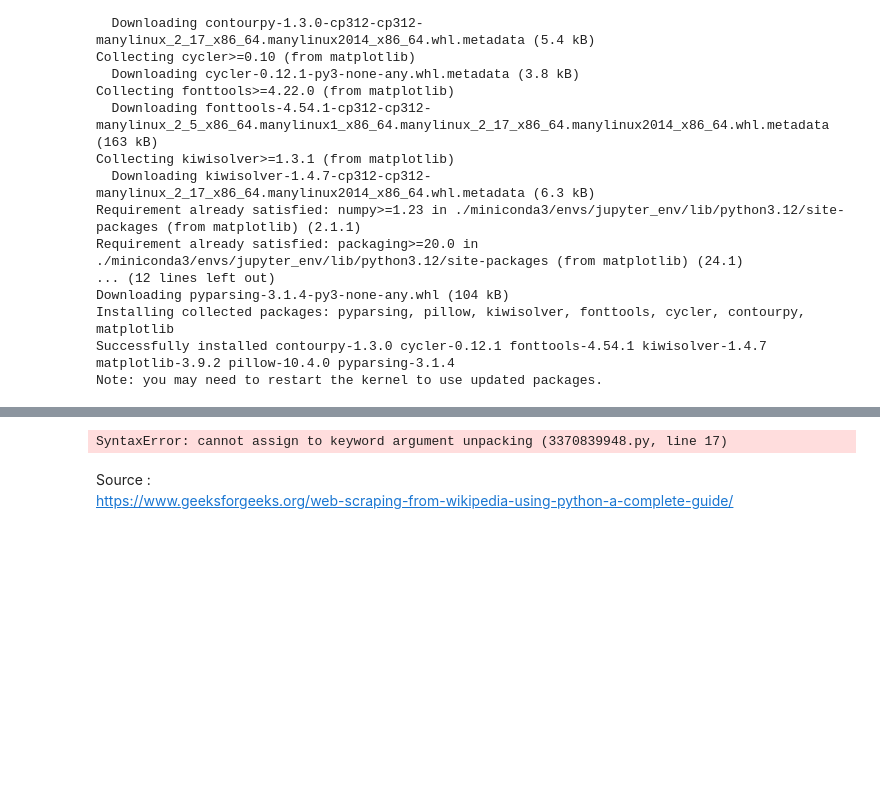
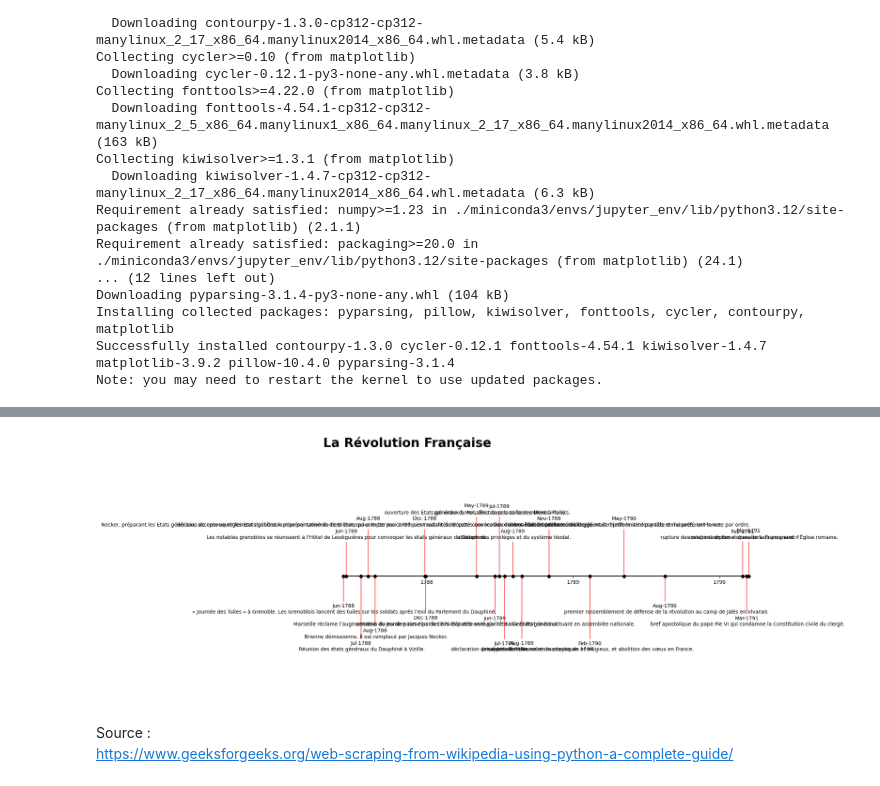
Before and after one commit to GUIAT/Frise-Chronologique-Revolution-Francaise, a Jupyter notebook: Frise Chronologique Revolution Francaise - 20240908.ipynb, the cells around one changed output, grey strips where cells are left out. Cells and saved outputs as stored; diff of their text form; code cells hidden in the pictures; blank space fills up the shorter version.

```diff
--- a/Frise Chronologique Revolution Francaise - 20240908.ipynb
+++ b/Frise Chronologique Revolution Francaise - 20240908.ipynb
@@ -255,31 +296,34 @@ Note: you may need to restart the kernel to use updated packages.
 # %%
 import matplotlib.pyplot as plt
 
 fig, ax = plt.subplots(figsize=(16,9))
 
 #ax.plot(df2["datetimeParse"], [0,]* len(df2), "-o", color="black", markerfacecolor="white");
 ax.plot(df2["datetimeParse"],  [0,]* len(df2), "-o", color="black");
 
 #ax.set_xticks(pd.date_range("1788-06-07", "1791-03-15", freq="YS"), range(1788, 1791));
 ax.set_xticks(pd.date_range("1788-06-07", "1791-03-15", freq="YS"), range(1788, 1791));
 ax.set_ylim(-10,10);
 
 for idx in range(len(df2)):
     dt, evenement, level = df2["datetimeParse"][idx], df2["Evenement"][idx], df2["level"][idx]
     dt_str = dt.strftime("%b-%Y")
-    ax.annotate(dt_str + "\n" + evenement, xy=(dt, 0.1 if level>0 else -0.1),xytext=(dt, level),
-                arrowprops=dict(arrowstyle="-",color="red", linewidth=1),
-                ha="center", **wrap=True
+    ax.annotate(dt_str + "\n" + evenement, xy=(dt, 0.1 if level>0 else -0.1)
+                ,xytext=(dt, level)
+                ,arrowprops=dict(arrowstyle="-",color="red", linewidth=1)
+                ,ha="center"
+
                );
 
+ax.annotate("hellooooooooooooooooooooooooooooooooooooooooooooooooooooooooooooooooooooooooooooooo", (1788,2), wrap=1, fontsize='x-small')
 ax.spines[["left", "top", "right", "bottom"]].set_visible(False);
 ax.spines[["bottom"]].set_position(("axes", 0.5));
 ax.yaxis.set_visible(False);
 ax.set_title("La Révolution Française", pad=10, loc="left", fontsize=25, fontweight="bold");
 #plt.savefig('RevFr.png')
-plt.show()
+#plt.show()
 # %% [output]
-SyntaxError: cannot assign to keyword argument unpacking (3370839948.py, line 17)
+[figure, added]
 # %% [markdown]
 Source : <br>
 https://www.geeksforgeeks.org/web-scraping-from-wikipedia-using-python-a-complete-guide/ <br>
```
Also changed, not shown: parts of 4 cells of this notebook.
